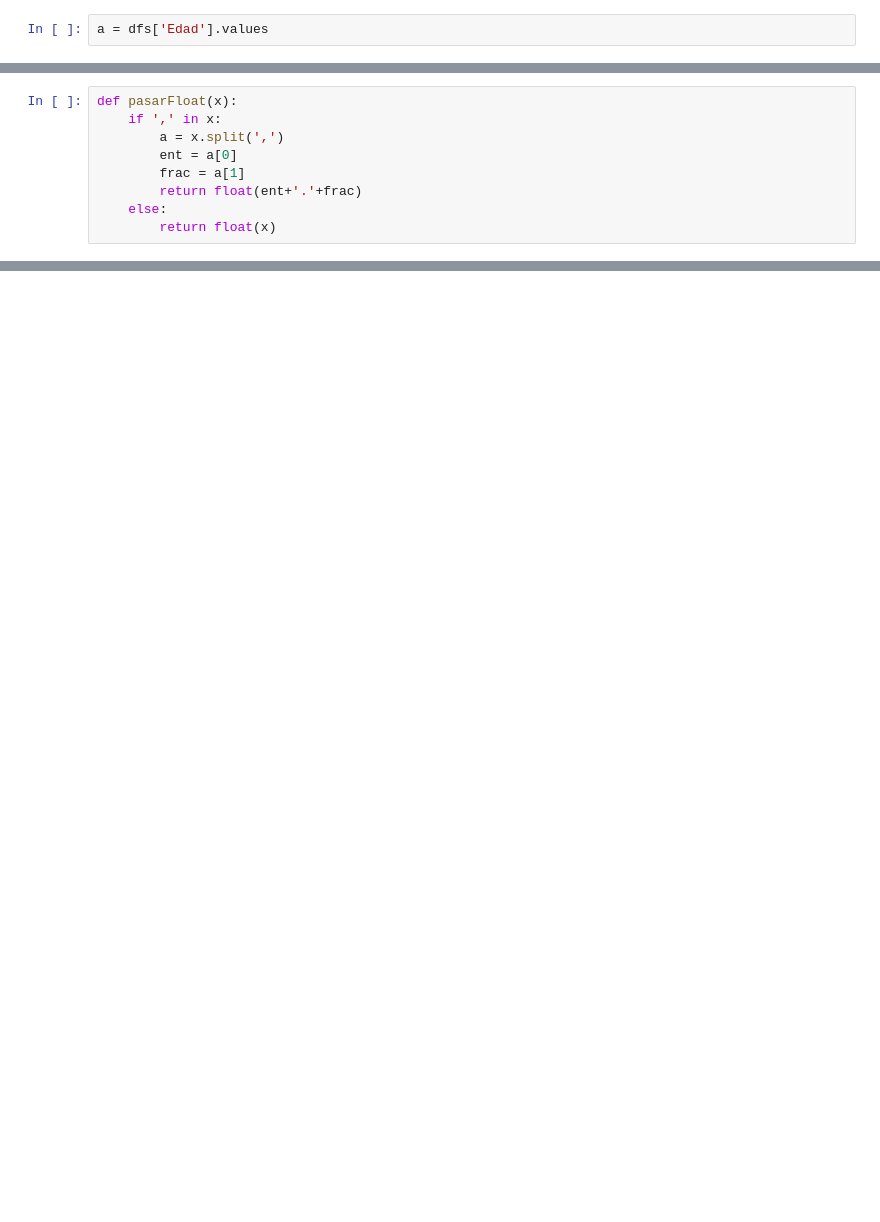
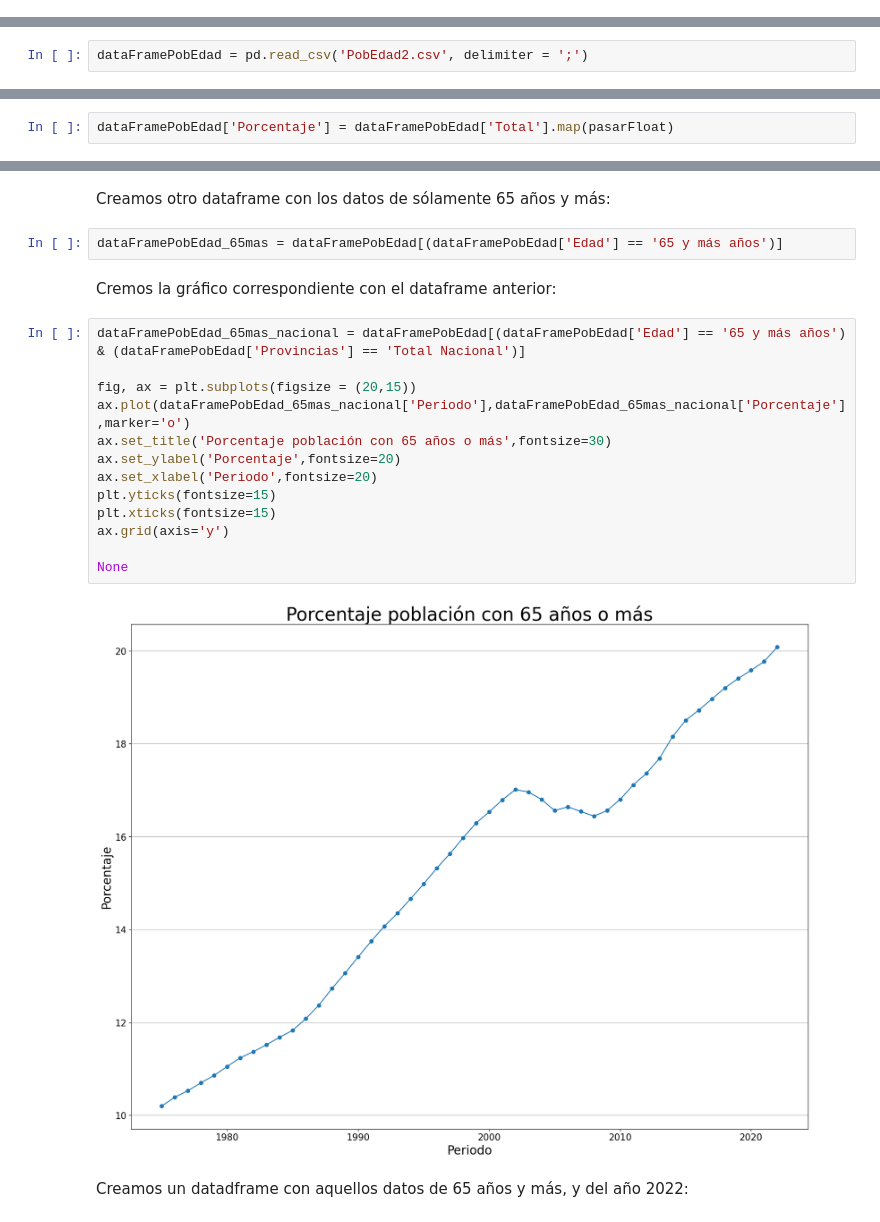
Before and after one commit to powerPoint04/PROYECTO1, a Jupyter notebook: Demografía/PoblaciónTrabajo/PoblacionMayor.ipynb, the cells around one changed output, grey strips where cells are left out. Saved outputs shown, nothing was run; the diff lists cells and outputs as text; blank space fills up the shorter version.

```diff
--- a/Demografía/PoblaciónTrabajo/PoblacionMayor.ipynb
+++ b/Demografía/PoblaciónTrabajo/PoblacionMayor.ipynb
@@ -27,2 +0,0 @@ dfs = df[selec & selec2]
-# %%
-a = dfs['Edad'].values
@@ -63,9 +0,0 @@ array(['65 y más años', '70 y más años', '75 y más años', '80 y más años
-# %%
-def pasarFloat(x):
-    if ',' in x:
-        a = x.split(',')
-        ent = a[0]
-        frac = a[1]
-        return float(ent+'.'+frac)
-    else:
-        return float(x)
@@ -241,0 +14,2 @@ df
+# %%
+dataFramePobEdad = pd.read_csv('PobEdad2.csv', delimiter = ';')
@@ -241,0 +34,2 @@ df
+# %%
+dataFramePobEdad['Porcentaje'] = dataFramePobEdad['Total'].map(pasarFloat)
@@ -241,0 +52,23 @@ df
+# %% [markdown]
+Creamos otro dataframe con los datos de sólamente 65 años y más:
+# %%
+dataFramePobEdad_65mas = dataFramePobEdad[(dataFramePobEdad['Edad'] == '65 y más años')]
+# %% [markdown]
+Cremos la gráfico correspondiente con el dataframe anterior:
+# %%
+dataFramePobEdad_65mas_nacional = dataFramePobEdad[(dataFramePobEdad['Edad'] == '65 y más años') & (dataFramePobEdad['Provincias'] == 'Total Nacional')]
+
+fig, ax = plt.subplots(figsize = (20,15))
+ax.plot(dataFramePobEdad_65mas_nacional['Periodo'],dataFramePobEdad_65mas_nacional['Porcentaje'],marker='o')
+ax.set_title('Porcentaje población con 65 años o más',fontsize=30)
+ax.set_ylabel('Porcentaje',fontsize=20)
+ax.set_xlabel('Periodo',fontsize=20)
+plt.yticks(fontsize=15)
+plt.xticks(fontsize=15)
+ax.grid(axis='y')
+
+None
+# %% [output]
+[figure, added]
+# %% [markdown]
+Creamos un datadframe con aquellos datos de 65 años y más, y del año 2022:
```
Also changed, not shown: parts of 46 cells of this notebook, 3 other files.
